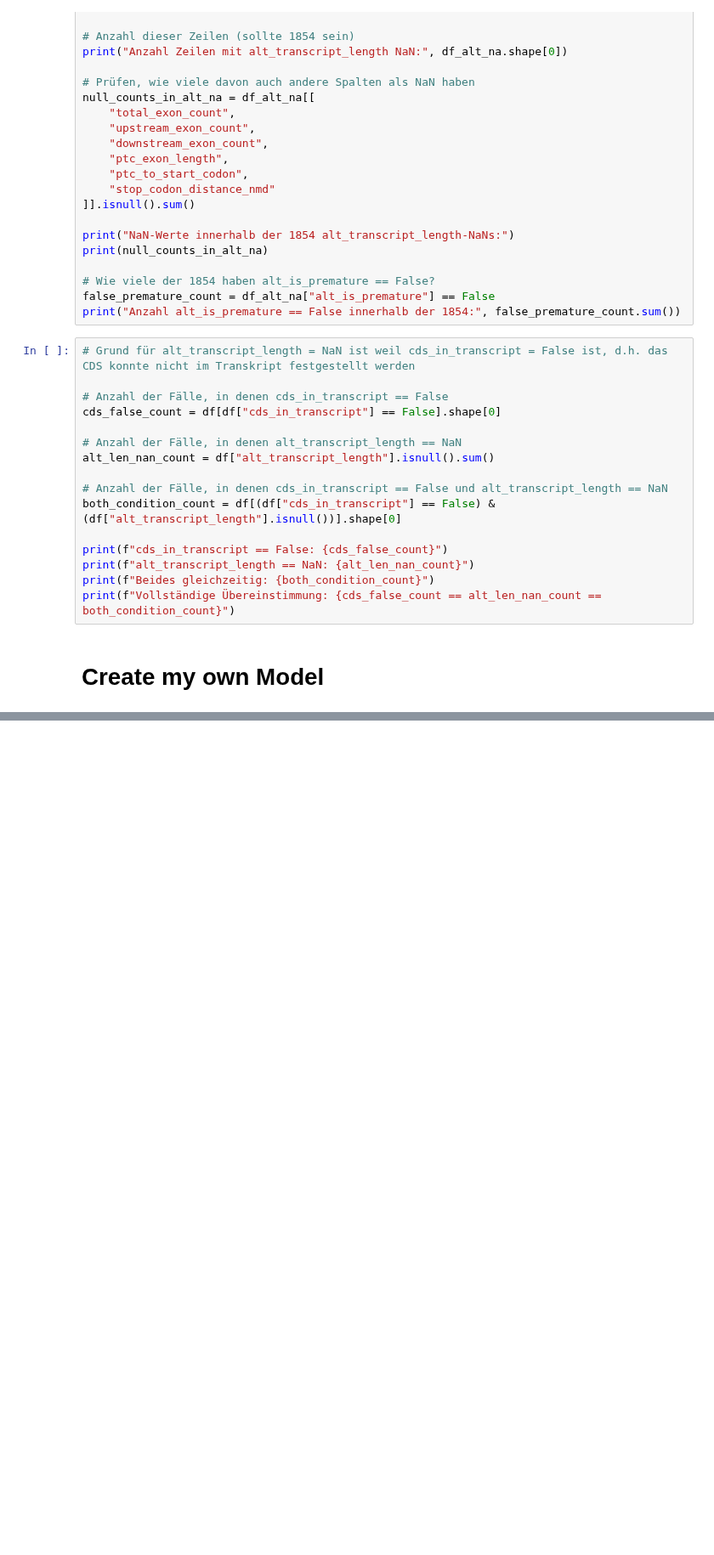
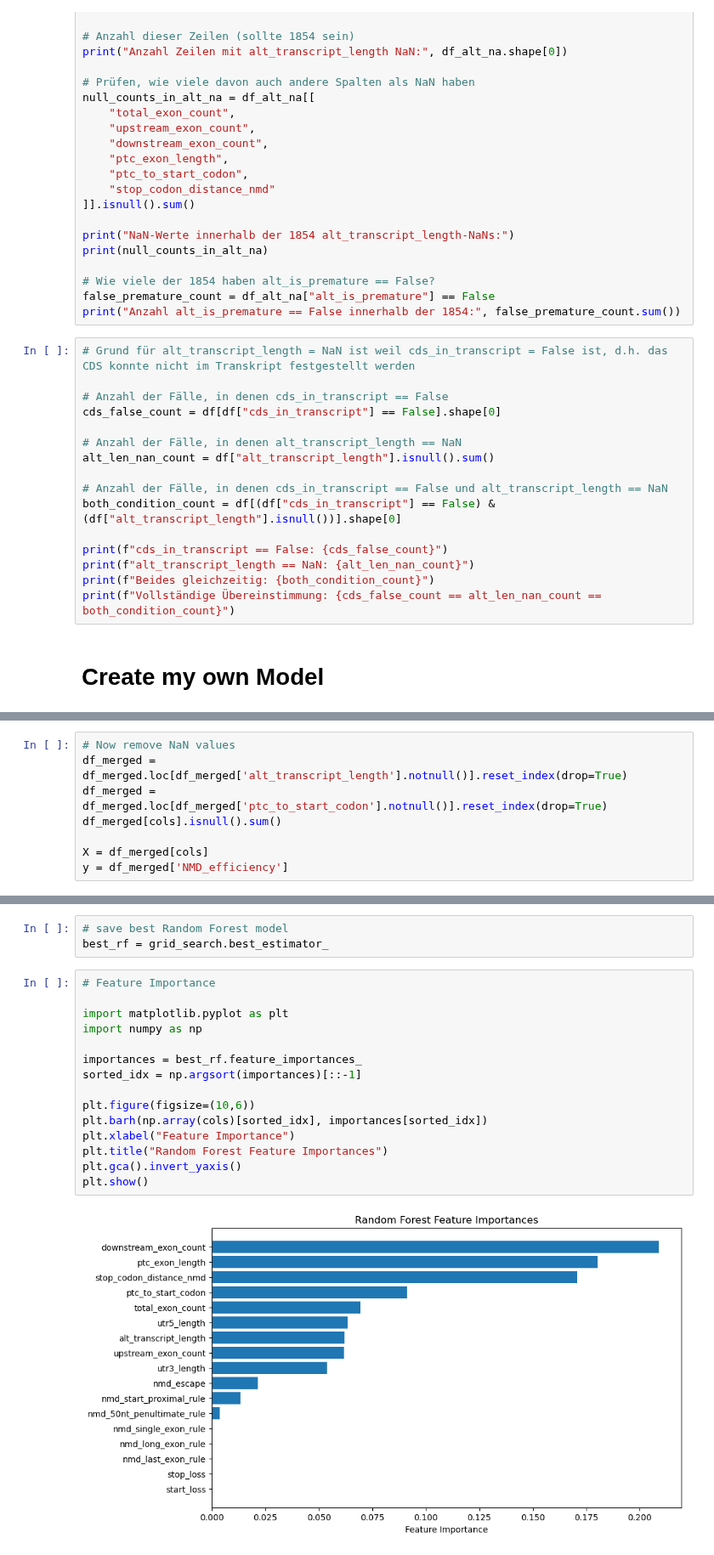
Before and after one commit to gagneurlab/NMD-Scanner, a Jupyter notebook: train.ipynb, the cells around one changed output, grey strips where cells are left out. Shown at 85% size. Cells and saved outputs as stored; diff of their text form; blank space fills up the shorter version.

```diff
--- a/train.ipynb
+++ b/train.ipynb
@@ -496,0 +505,8 @@ print(f"Vollständige Übereinstimmung: {cds_false_count == alt_len_nan_count ==
+# %%
+# Now remove NaN values
+df_merged = df_merged.loc[df_merged['alt_transcript_length'].notnull()].reset_index(drop=True)
+df_merged = df_merged.loc[df_merged['ptc_to_start_codon'].notnull()].reset_index(drop=True)
+df_merged[cols].isnull().sum()
+
+X = df_merged[cols]
+y = df_merged['NMD_efficiency']
@@ -496,0 +677,20 @@ print(f"Vollständige Übereinstimmung: {cds_false_count == alt_len_nan_count ==
+# %%
+# save best Random Forest model
+best_rf = grid_search.best_estimator_
+# %%
+# Feature Importance
+
+import matplotlib.pyplot as plt
+import numpy as np
+
+importances = best_rf.feature_importances_
+sorted_idx = np.argsort(importances)[::-1]
+
+plt.figure(figsize=(10,6))
+plt.barh(np.array(cols)[sorted_idx], importances[sorted_idx])
+plt.xlabel("Feature Importance")
+plt.title("Random Forest Feature Importances")
+plt.gca().invert_yaxis()
+plt.show()
+# %% [output]
+[figure, added]
```
Also changed, not shown: parts of 38 cells of this notebook.
